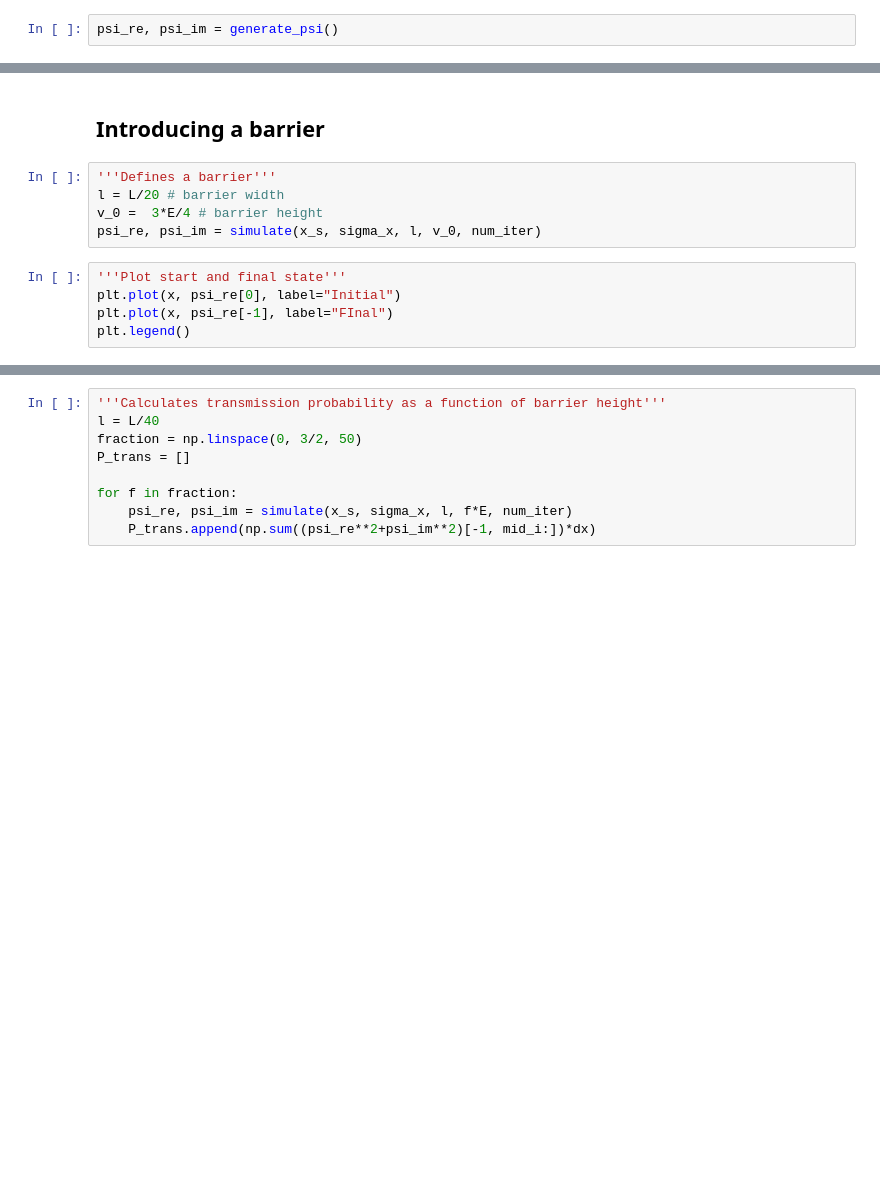
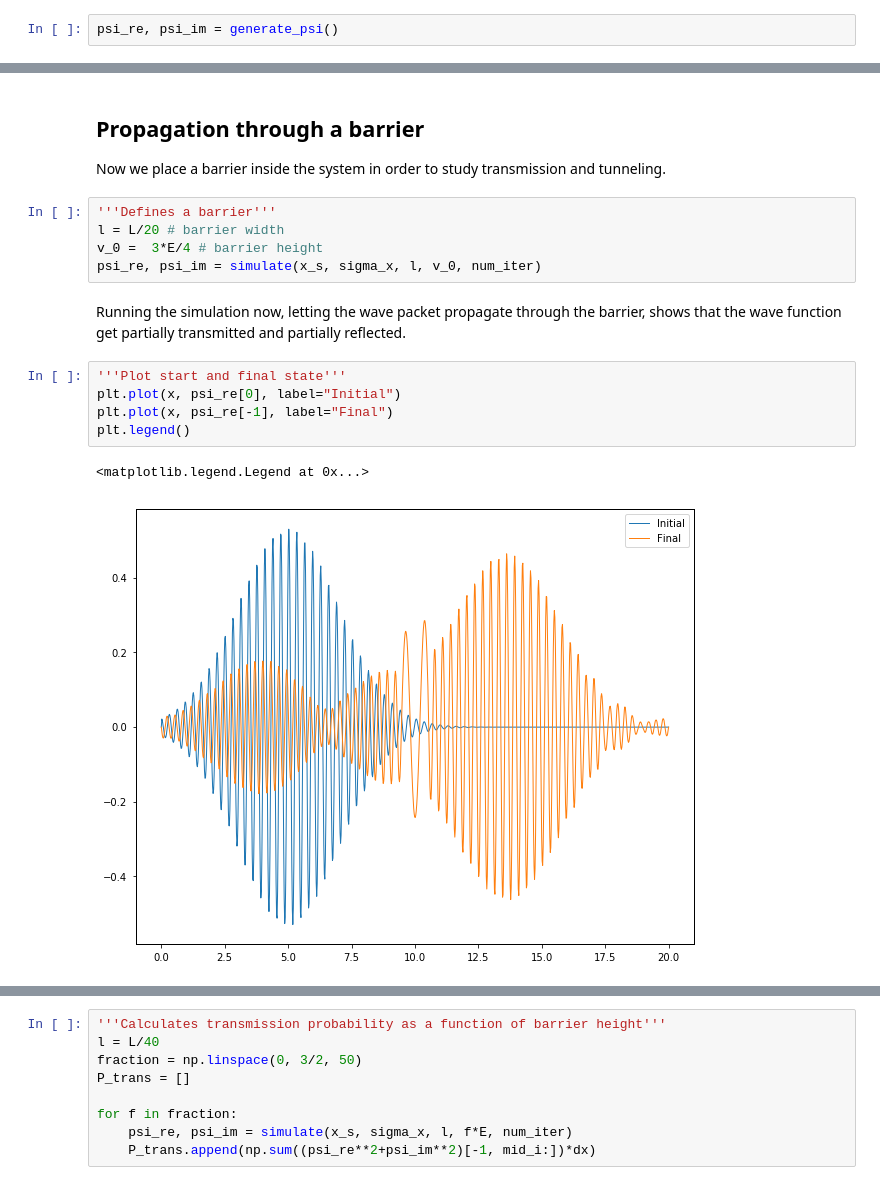
Before and after one commit to Northo/FY2045_numerical, a Jupyter notebook: numerical_exercise.ipynb, the cells around one changed output, grey strips where cells are left out. Cells and saved outputs as stored; diff of their text form; blank space fills up the shorter version.

Commit message:
Writes some theory and generally some explanatory text.
Uses dumb text as placeholder for equations.

```diff
--- a/numerical_exercise.ipynb
+++ b/numerical_exercise.ipynb
@@ -196,15 +273,22 @@ for i, sigma_x in enumerate(sigma_xs):
-# %% [markdown]
-## Introducing a barrier
+# %% [markdown]
+## Propagation through a barrier
+
+Now we place a barrier inside the system in order to study transmission and tunneling.
 # %%
 '''Defines a barrier'''
 l = L/20 # barrier width
 v_0 =  3*E/4 # barrier height
 psi_re, psi_im = simulate(x_s, sigma_x, l, v_0, num_iter)
+# %% [markdown]
+Running the simulation now, letting the wave packet propagate through the barrier, shows that the wave function get partially transmitted and partially reflected.
 # %%
 '''Plot start and final state'''
 plt.plot(x, psi_re[0], label="Initial")
-plt.plot(x, psi_re[-1], label="FInal")
+plt.plot(x, psi_re[-1], label="Final")
 plt.legend()
+# %% [output]
+<matplotlib.legend.Legend at 0x...>
+[figure, added]
 # %%
 '''Animation'''
 animate(psi_re, psi_im)
```
Also changed, not shown: parts of 27 cells of this notebook.
